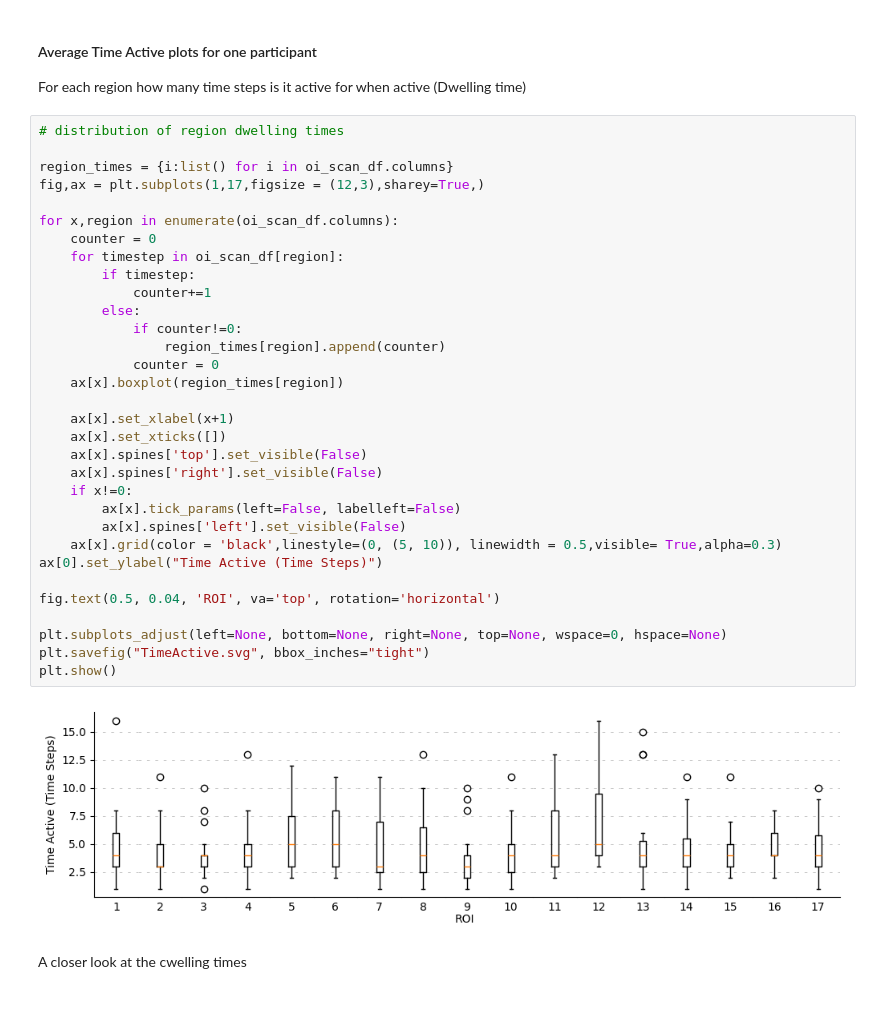
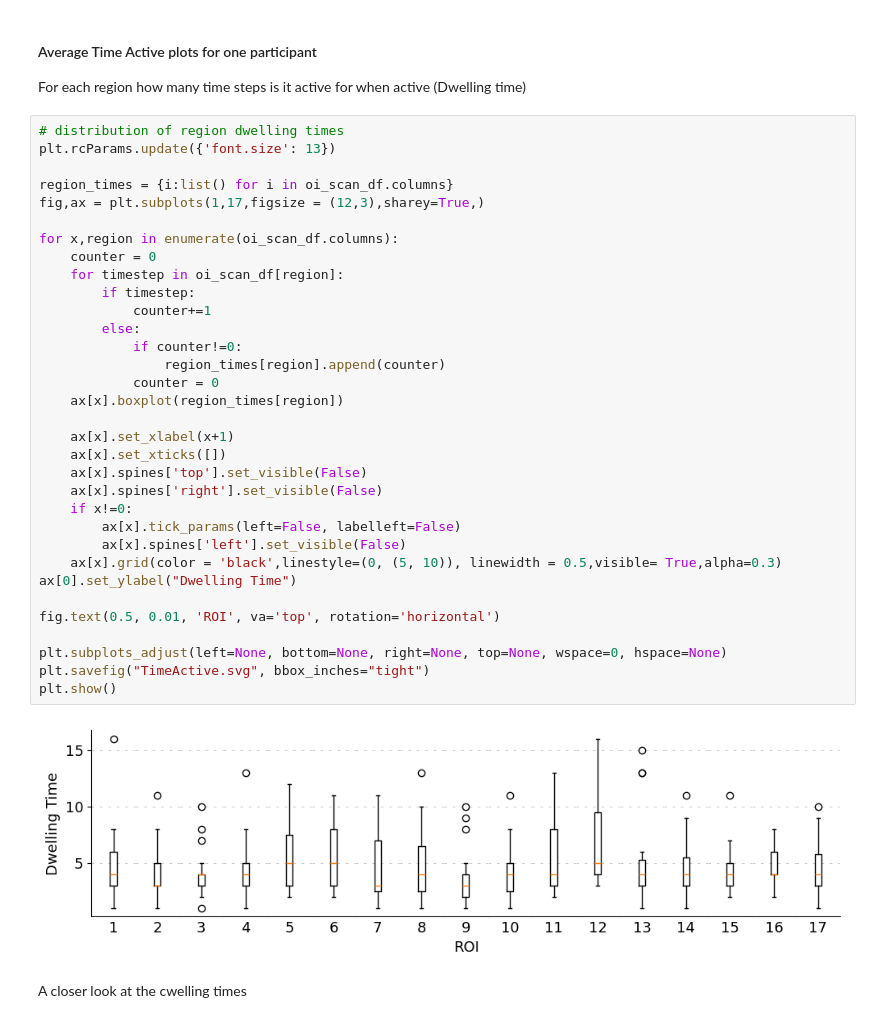
Before and after one commit to malt1114/Thesis_Neurodiversity, a Jupyter notebook: eda/notebooks/EDA_RW_17.ipynb, the cells around one changed output. Cells and saved outputs as stored; diff of their text form.

```diff
--- a/eda/notebooks/EDA_RW_17.ipynb
+++ b/eda/notebooks/EDA_RW_17.ipynb
@@ -60,38 +60,39 @@ sns.heatmap(oi_scan_df.T,cmap="Greens")
 For each region how many time steps is it active for when active (Dwelling time)
 # %%
 # distribution of region dwelling times
+plt.rcParams.update({'font.size': 13})
 
 region_times = {i:list() for i in oi_scan_df.columns}
 fig,ax = plt.subplots(1,17,figsize = (12,3),sharey=True,)
 
 for x,region in enumerate(oi_scan_df.columns):
     counter = 0
     for timestep in oi_scan_df[region]:
         if timestep:
             counter+=1
         else:
             if counter!=0:
                 region_times[region].append(counter)
             counter = 0
     ax[x].boxplot(region_times[region])
 
     ax[x].set_xlabel(x+1)
     ax[x].set_xticks([])
     ax[x].spines['top'].set_visible(False)
     ax[x].spines['right'].set_visible(False)
     if x!=0:
         ax[x].tick_params(left=False, labelleft=False)
         ax[x].spines['left'].set_visible(False)
     ax[x].grid(color = 'black',linestyle=(0, (5, 10)), linewidth = 0.5,visible= True,alpha=0.3)
-ax[0].set_ylabel("Time Active (Time Steps)")
+ax[0].set_ylabel("Dwelling Time")
 
-fig.text(0.5, 0.04, 'ROI', va='top', rotation='horizontal')
+fig.text(0.5, 0.01, 'ROI', va='top', rotation='horizontal')
 
 plt.subplots_adjust(left=None, bottom=None, right=None, top=None, wspace=0, hspace=None)
 plt.savefig("TimeActive.svg", bbox_inches="tight")
 plt.show()
 # %% [output]
-[figure, old version]
+[figure, new version]
 # %% [markdown]
 A closer look at the cwelling times
 # %%
```
Also changed, not shown: parts of 5 cells of this notebook.
